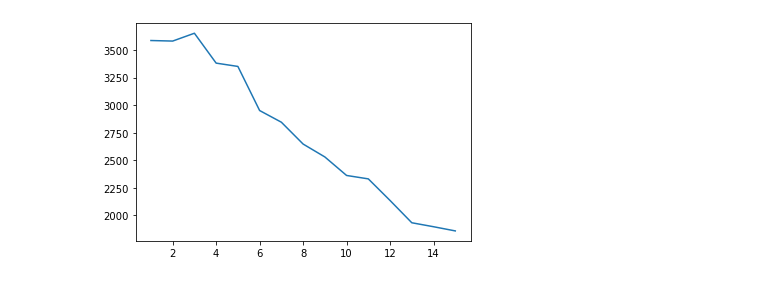
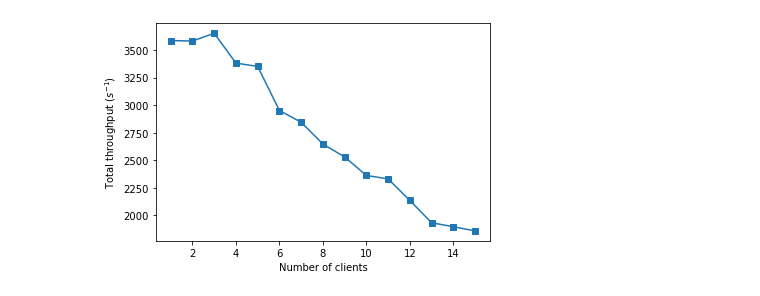
Before and after one commit to jkxjkx1031/ROS2-benchmark, a Jupyter notebook: experiments/stats/stats.ipynb, the cells around one changed output. Drawn from its saved outputs; the diff is of its cells as text; code cells hidden in the pictures.

```diff
--- a/experiments/stats/stats.ipynb
+++ b/experiments/stats/stats.ipynb
@@ -71,11 +92,13 @@ plt.show()
 # %%
 import numpy as np
 import matplotlib.pyplot as plt
 
 throughput = np.loadtxt('../service_test/throughput.txt')
 n = np.arange(1, throughput.shape[0]+1)
 
-plt.plot(n, throughput)
+plt.plot(n, throughput, marker='s')
+plt.xlabel('Number of clients')
+plt.ylabel('Total throughput ($s^{-1}$)')
 plt.show()
 # %% [output]
-[figure, old version]
+[figure, new version]
```
Also changed, not shown: parts of 5 cells of this notebook.
